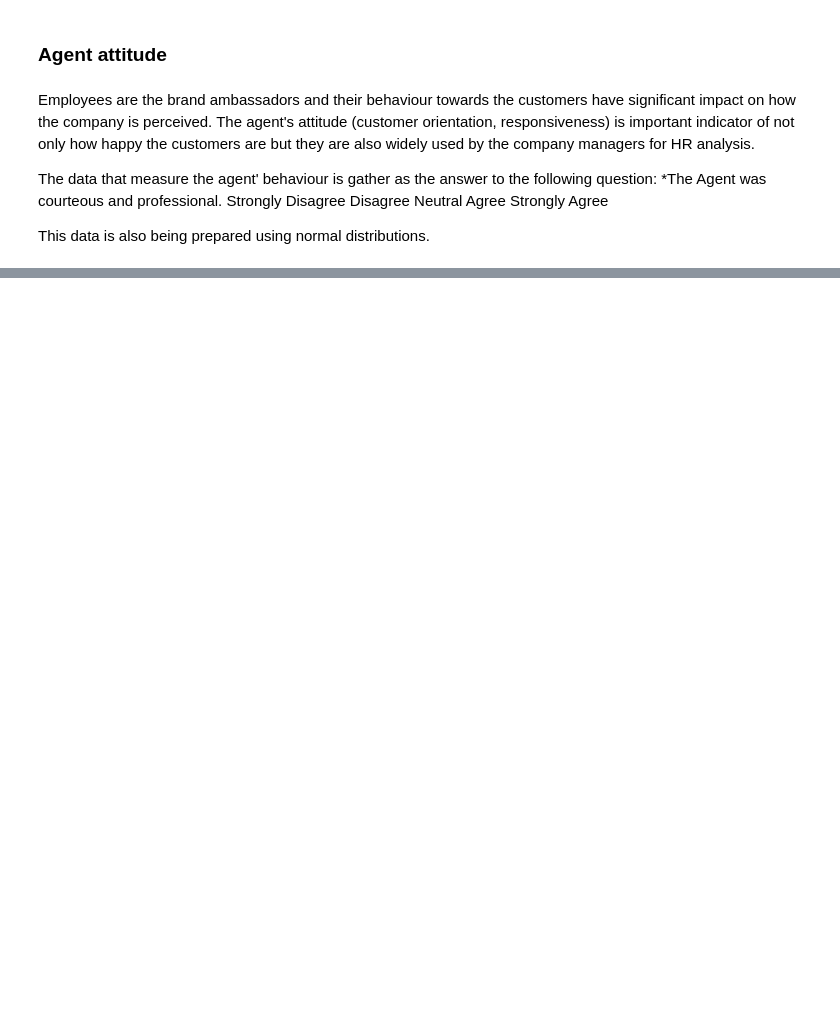
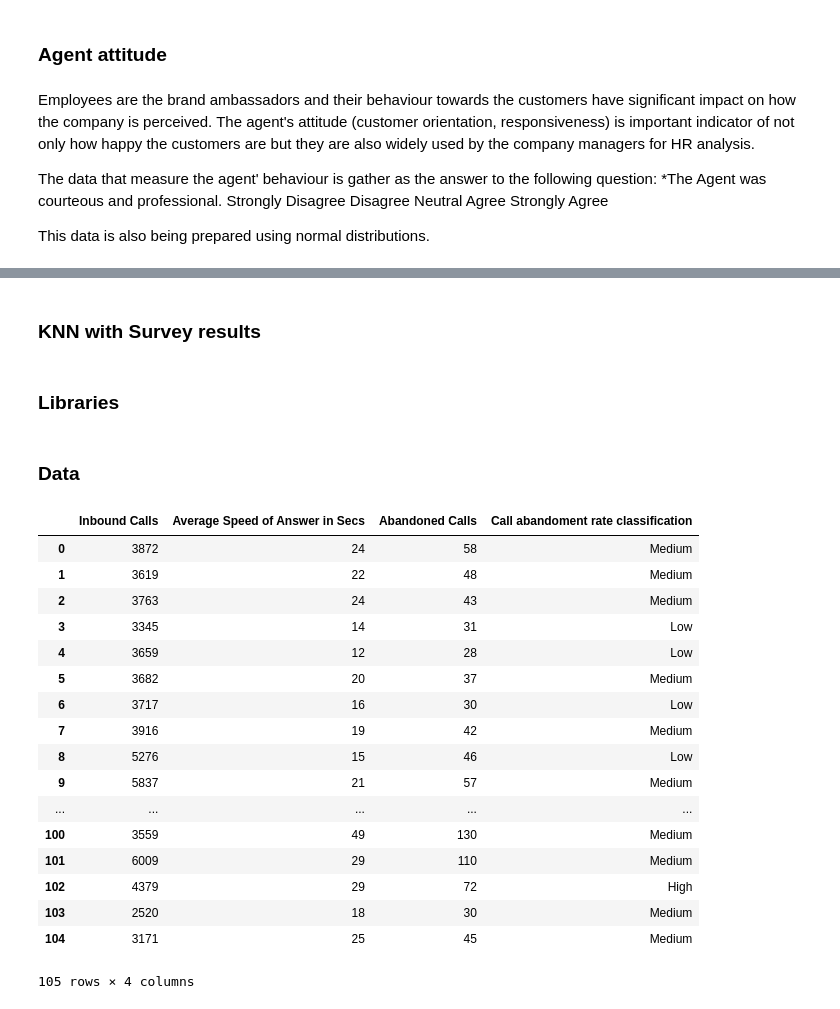
Before and after one commit to KatarzynaConnell/ProgDA_Project2019, a Jupyter notebook: Customer Satisfaction measurement.ipynb, the cells around one changed output, grey strips where cells are left out. Drawn from its saved outputs; the diff is of its cells as text; code cells hidden in the pictures; blank space fills up the shorter version.

```diff
--- a/Customer Satisfaction measurement.ipynb
+++ b/Customer Satisfaction measurement.ipynb
@@ -79,0 +74,4 @@ The AVT can be closely related with other variables such as survey results, serv
+# %% [markdown]
+### KNN with Survey results
+# %% [markdown]
+### Libraries
@@ -79,0 +83,2 @@ The AVT can be closely related with other variables such as survey results, serv
+# %% [markdown]
+### Data
@@ -79,0 +88,21 @@ The AVT can be closely related with other variables such as survey results, serv
+# %%
+df
+# %% [output]
+|  | Inbound Calls | Average Speed of Answer in Secs | Abandoned Calls | Call abandoment rate classification |
+| 0 | 3872 | 24 | 58 | Medium |
+| 1 | 3619 | 22 | 48 | Medium |
+| 2 | 3763 | 24 | 43 | Medium |
+| 3 | 3345 | 14 | 31 | Low |
+| 4 | 3659 | 12 | 28 | Low |
+| 5 | 3682 | 20 | 37 | Medium |
+| 6 | 3717 | 16 | 30 | Low |
+| 7 | 3916 | 19 | 42 | Medium |
+| 8 | 5276 | 15 | 46 | Low |
+| 9 | 5837 | 21 | 57 | Medium |
+| ... | ... | ... | ... | ... |
+| 100 | 3559 | 49 | 130 | Medium |
+| 101 | 6009 | 29 | 110 | Medium |
+| 102 | 4379 | 29 | 72 | High |
+| 103 | 2520 | 18 | 30 | Medium |
+| 104 | 3171 | 25 | 45 | Medium |
+105 rows × 4 columns
```
Also changed, not shown: parts of 24 cells of this notebook, 3 other files.
